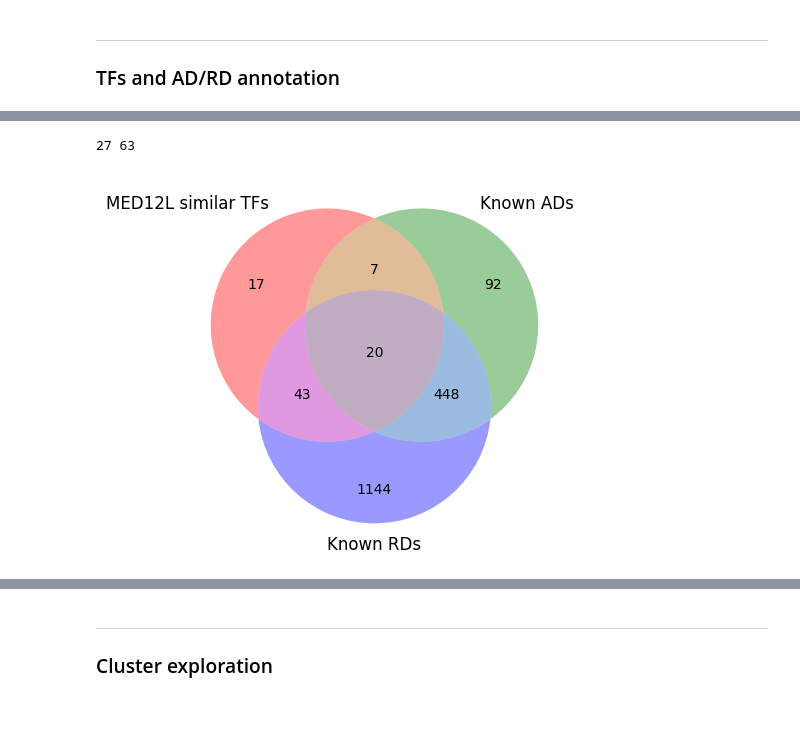
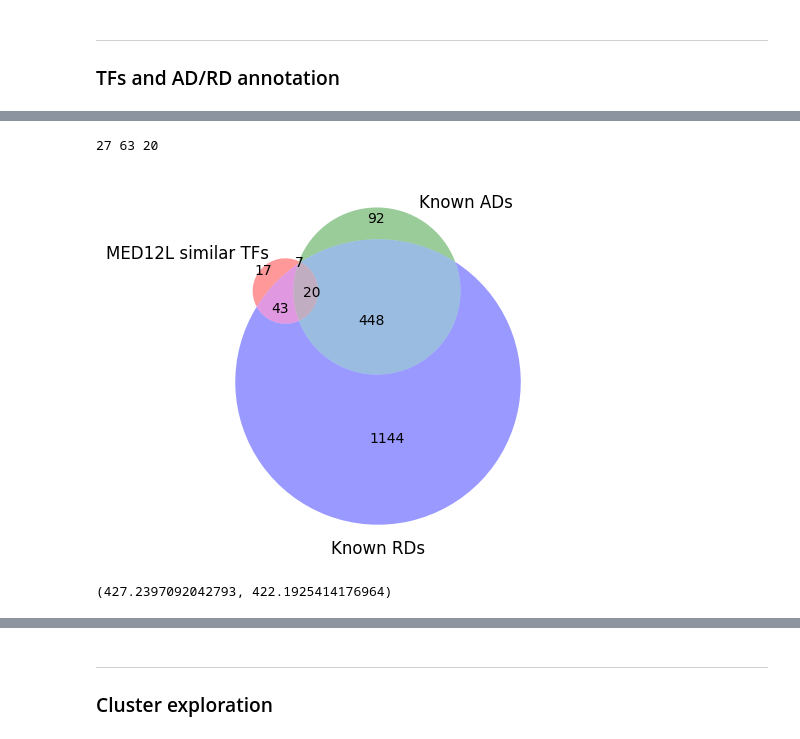
Before and after one commit to kinseylong/StallerRotation, a Jupyter notebook: cofactors_humanproteinatlas/mediator_exploration.ipynb, the cells around one changed output, grey strips where cells are left out. Cells and saved outputs as stored; diff of their text form; code cells hidden in the pictures; blank space fills up the shorter version.

```diff
--- a/cofactors_humanproteinatlas/mediator_exploration.ipynb
+++ b/cofactors_humanproteinatlas/mediator_exploration.ipynb
@@ -591,8 +592,8 @@ rds["Bgee"] = rds["Bgee"].apply(lambda x: x.replace(";", "") if isinstance(x, st
 MED12Lsimilar_ensembl = MED12L_similar_annotations["Ensembl"]
 MED12Lsimilar_ADs = set(MED12Lsimilar_ensembl[MED12Lsimilar_ensembl.isin(ads["Bgee"])])
 MED12Lsimilar_RDs = set(MED12Lsimilar_ensembl[MED12Lsimilar_ensembl.isin(rds["Bgee"])])
-
-print(len(MED12Lsimilar_ADs), len(MED12Lsimilar_RDs))
+MED12Lsimilar_ADRD = set(MED12Lsimilar_ADs & MED12Lsimilar_RDs)
+print(len(MED12Lsimilar_ADs), len(MED12Lsimilar_RDs), len(MED12Lsimilar_ADRD))
 # %% [output]
-27 63
+27 63 20
 # %%
@@ -600,5 +601,10 @@ from matplotlib_venn import venn3_unweighted
 # %%
-venn3_unweighted([set(MED12Lsimilar_ensembl), set(ads["Bgee"]), set(rds["Bgee"])], ["MED12L similar TFs", "Known ADs", "Known RDs"])
+venn3([set(MED12Lsimilar_ensembl), set(ads["Bgee"]), set(rds["Bgee"])], ["MED12L similar TFs", "Known ADs", "Known RDs"])
 plt.savefig("figures/MED12L_similar_ADRD_counts.png")
 # %% [output]
-[figure, old version]
+[figure, new version]
+# %%
+MED12L_ADs_annotations = MED12L_similar_annotations.set_index("Ensembl").loc[list(MED12Lsimilar_ADs)]
+MED12L_RDs_annotations = MED12L_similar_annotations.set_index("Ensembl").loc[list(MED12Lsimilar_RDs)]
+# %% [output]
+(427.2397092042793, 422.1925414176964)
```
Also changed, not shown: parts of 9 cells of this notebook, 3 other files.
